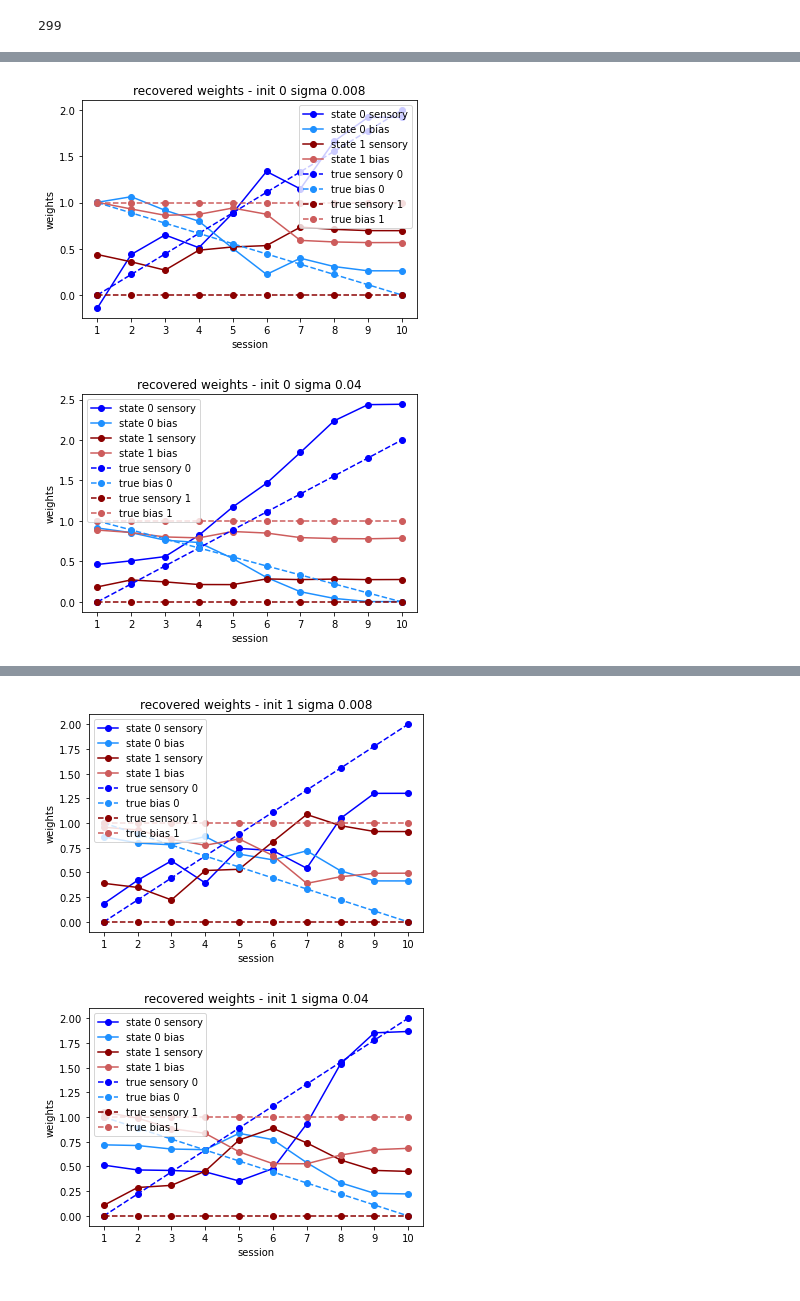
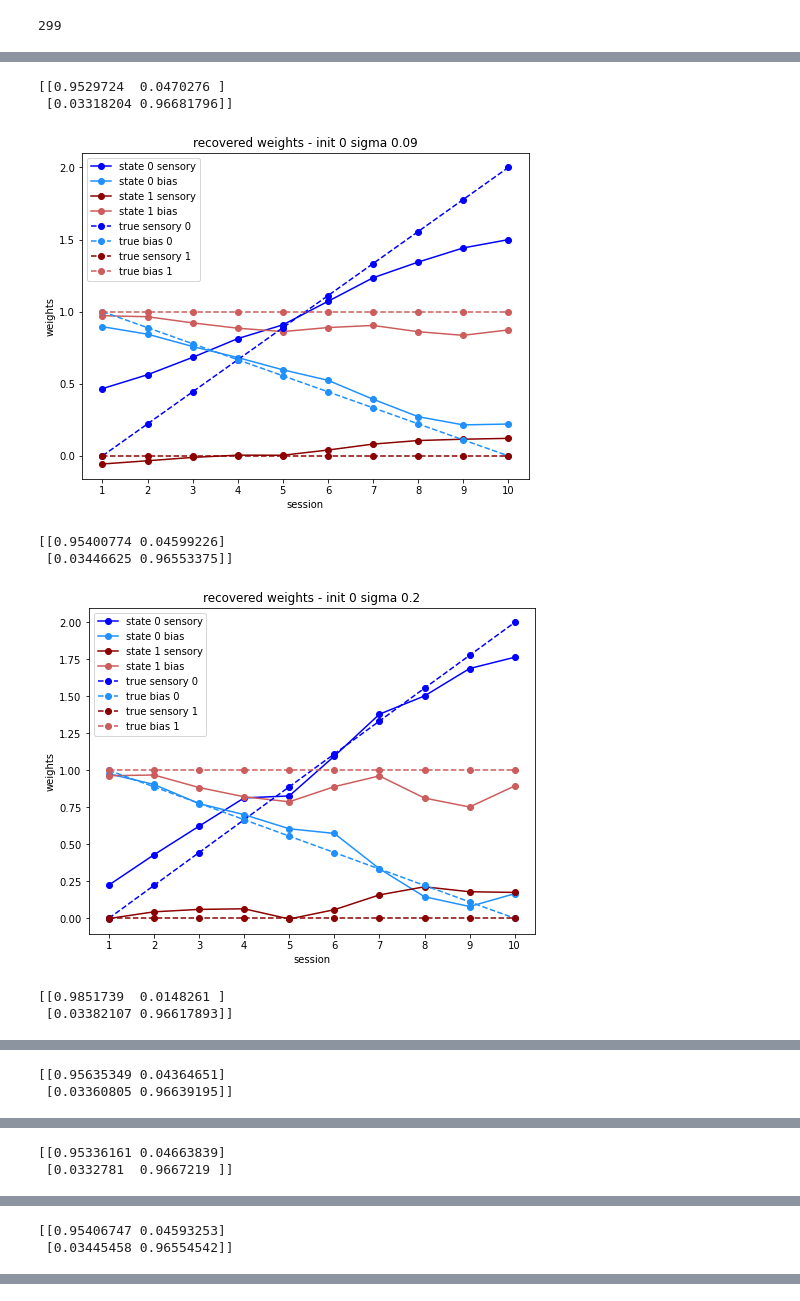
Before and after one commit to lenca56/Pillow_dGLM-HMM, a Jupyter notebook: code/Checking_two_state.ipynb, the cells around one changed output, grey strips where cells are left out. Drawn from its saved outputs; the diff is of its cells as text; code cells hidden in the pictures.

```diff
--- a/code/Checking_two_state.ipynb
+++ b/code/Checking_two_state.ipynb
@@ -49,6 +49,11 @@ for sess in range(0,S):
 sessInd.append(N)
 print("Session indicies")
 print(sessInd)
+
+testSessInd = []
+for sess in range(0,S+1):
+    testSessInd.append(sess*1000)
+
 print(trueW.shape)
 plotting_weights(trueW, sessInd, trueW)
 # %% [output]
@@ -87,0 +91,18 @@ test LL per trial= -0.5919599314603451
+# %%
+ourSigma = np.zeros((2,2)) # k x d
+ourSigma[0,0] = 0.11
+ourSigma[0,1] = 0.22
+ourSigma[1,0] = 0.01
+ourSigma[1,1] = 0.01
+inits = 20
+checkP = np.empty((inits,K,K))
+checkW = np.empty((inits,trainX.shape[0],K,D,C))
+checkLl = np.empty((inits, 300))
+for init in range(0,inits):
+    initP, initW = dGLM_HMM.generate_param(sessInd=sessInd, transitionDistribution=['dirichlet', (5, 1)], weightDistribution=['uniform', (-2,2)]) # initialize the model parameters
+    checkP[init], checkW[init], checkLl[init] = dGLM_HMM.fit(trainX, trainY,  initP, initW, sigma=ourSigma, sessInd=sessInd, pi0=None, maxIter=300, tol=1e-4) # fit the model
+    print(np.argmax(checkLl))
+
+np.save('../data/P_2_state_ourSigma', checkP)
+np.save('../data/trainLl_2_state_ourSigma', checkLl)
+np.save('../data/W_2_state_ourSigma', checkW)
@@ -87,0 +138,12 @@ test LL per trial= -0.5919599314603451
+# %%
+checkP = np.load('../data/P_2_state_ourSigma.npy')
+checkLl = np.load('../data/trainLl_2_state_ourSigma.npy')
+checkW = np.load('../data/W_2_state_ourSigma.npy')
+
+for init in range(8,13):
+    testPhi = dGLM_HMM.observation_probability(testX, reshapeWeights(checkW[init], sessInd, testSessInd))
+    _, _, testLl = dGLM_HMM.forward_pass(testY,checkP[init],testPhi)
+    print("test LL per trial=", testLl/N/2)
+    print(np.argmax(checkLl[init]))
+    plt.figure(figsize=(8,6))
+    plotting_weights(permute_states(checkW[init], sessInd), sessInd, trueW, f'recovered weights - init {init} ourSigma')
@@ -108,10 +186,21 @@ allLl, allP, allW = fit_multiple_sigmas(N=N,K=K,D=D,C=C, sessInd=sessInd, sigmaL
 10
 10
 # %%
+sigmaList = [0.008,0.04,0.09,0.2,0.45,1,2.23,5,11.18,25,125]
 allW = np.load('../data//W_N=5000_2_state_constant-drift.npy')
-for init in range(0,3):
-    for indSigma in range(0,6):
+allP = np.load('../data//P_N=5000_2_state_constant-drift.npy')
+for init in range(0,5):
+    for indSigma in range(2,4):
+        #print(np.argmax(allLl[init,indSigma]))
+        print(allP[init,indSigma])
+        plt.figure(figsize=(8,6))
         plotting_weights(permute_states(allW[init, indSigma],sessInd), sessInd, trueW, f'recovered weights - init {init} sigma {sigmaList[indSigma]}')
 # %% [output]
+[[0.9529724  0.0470276 ]
+ [0.03318204 0.96681796]]
-[figure, old version]
+[figure, new version]
+[[0.95400774 0.04599226]
+ [0.03446625 0.96553375]]
-[figure, old version]
+[figure, new version]
+[[0.9851739  0.0148261 ]
+ [0.03382107 0.96617893]]
@@ -118,0 +208,2 @@ for init in range(0,3):
+[[0.95635349 0.04364651]
+ [0.03360805 0.96639195]]
@@ -119,0 +211,2 @@ for init in range(0,3):
+[[0.95336161 0.04663839]
+ [0.0332781  0.9667219 ]]
@@ -120,0 +214,2 @@ for init in range(0,3):
+[[0.95406747 0.04593253]
+ [0.03445458 0.96554542]]
@@ -122,2 +216,0 @@ for init in range(0,3):
-[figure, removed]
-[figure, removed]
```
Also changed, not shown: parts of 8 cells of this notebook, 4 other files.
